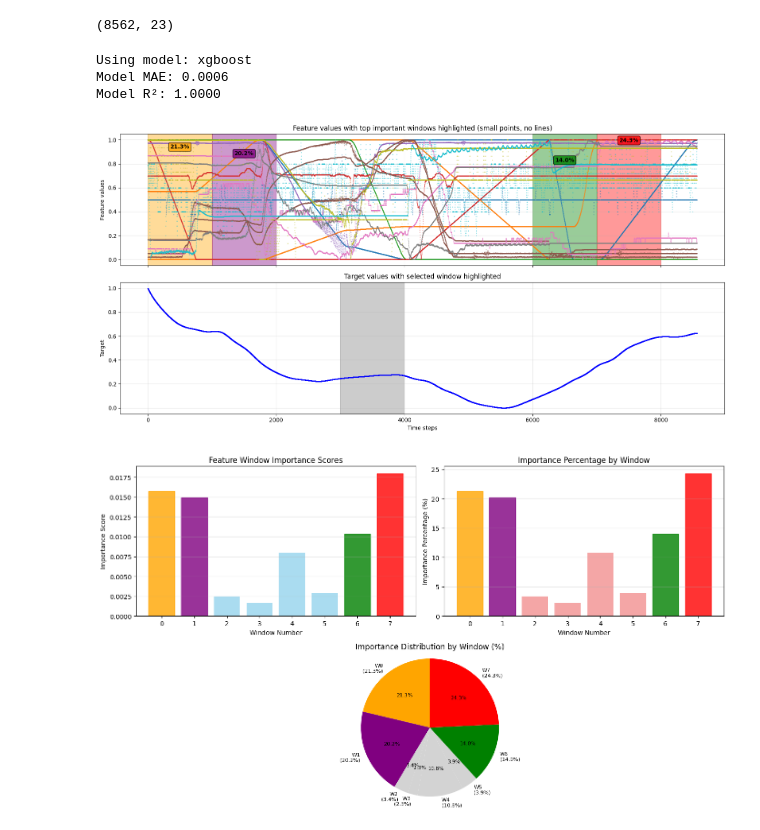
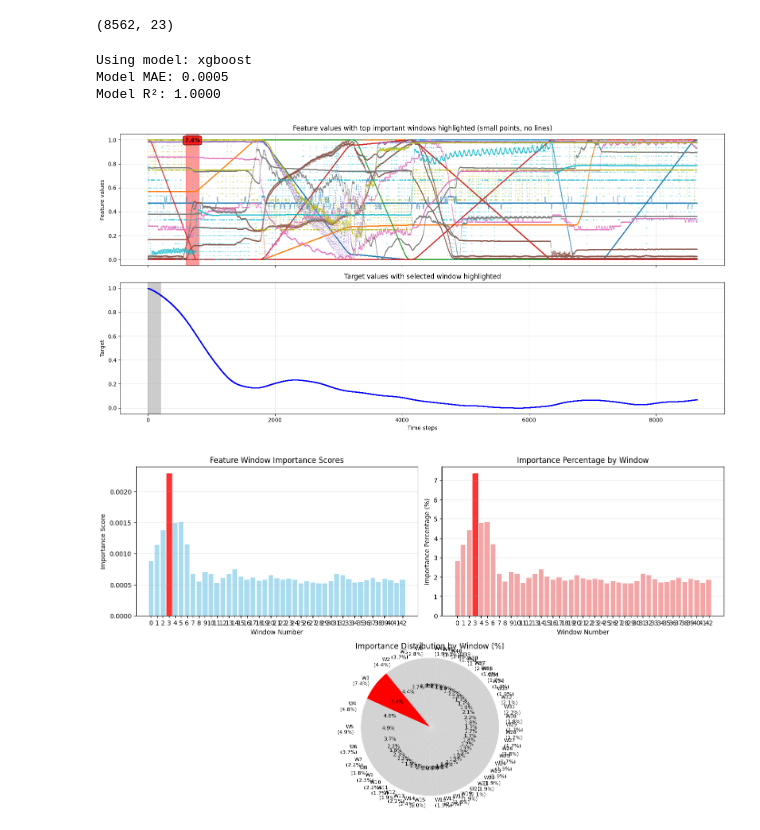
Before and after one commit to arman-niaruhi/temporal-windows-analysis-rotary-tube-bending, a Jupyter notebook: research/tubebend-main/preprocessing.ipynb, the cells around one changed output. Cells and saved outputs as stored; diff of their text form; code cells hidden in the pictures.

```diff
--- a/research/tubebend-main/preprocessing.ipynb
+++ b/research/tubebend-main/preprocessing.ipynb
@@ -131,7 +141,7 @@ for i in range(num_subplots):
     start_col = i * cols_per_subplot
     end_col = start_col + cols_per_subplot
     for j, col in enumerate(df_process_parameters_norm.columns[start_col:end_col]):
-        axes[i].plot(df_process_parameters_norm.index, df_process_parameters_norm[col], label=col, color=f"C{j}")
+        axes[i].plot(df_process_parameters.index, df_process_parameters[col], label=col, color=f"C{j}")
     axes[i].legend(loc='upper right')
     axes[i].grid(True)
 
@@ -506,10 +495,10 @@ from sklearn.metrics import mean_absolute_error, r2_score
 # ---------------------------
 # 2. Define Configs
 # ---------------------------
-window_size = 1000
+window_size = 200
 method_num = 1  # 1 = permutation importance, 2 = MDI
-num_top_windows = 4  # Change this to get more or fewer top windows
-target_window_idx = 3
+num_top_windows = 1  # Change this to get more or fewer top windows
+target_window_idx = 0
 model_choice = 'xgboost'
 
 # Ensure X is a numpy array for simpler indexing
@@ -675,33 +664,33 @@ plt.grid(axis='y', alpha=0.3)
 # Highlight top windows in percentage chart
 for i, window_idx in enumerate(top_window_indices):
     if i < len(highlight_colors):
         bars_pct[window_idx].set_color(highlight_colors[i])
         bars_pct[window_idx].set_alpha(0.8)
 
 # Pie chart showing percentage distribution
 plt.subplot(2, 2, (3, 4))
 # Create labels with both window number and percentage
 labels = [f'W{w}\n({importance_percentages[w]:.1f}%)' for w in range(n_feature_windows)]
 colors_pie = ['lightgray'] * n_feature_windows
 # Highlight top windows in pie chart
 for i, window_idx in enumerate(top_window_indices):
     if i < len(highlight_colors):
         colors_pie[window_idx] = highlight_colors[i]
 
 wedges, texts, autotexts = plt.pie(importance_percentages, labels=labels, colors=colors_pie,
                                   autopct='%1.1f%%', startangle=90, labeldistance=1.1)
 plt.axis('equal')
 plt.title('Importance Distribution by Window (%)')
 
 # Make text smaller for better readability
 for text in texts + autotexts:
     text.set_fontsize(8)
 
 plt.tight_layout()
 plt.show()
 # %% [output]
 Using model: xgboost
-Model MAE: 0.0006
+Model MAE: 0.0005
 Model R²: 1.0000
-[figure, old version]
+[figure, new version]
-[figure, old version]
+[figure, new version]
```
Also changed, not shown: parts of 19 cells of this notebook.
